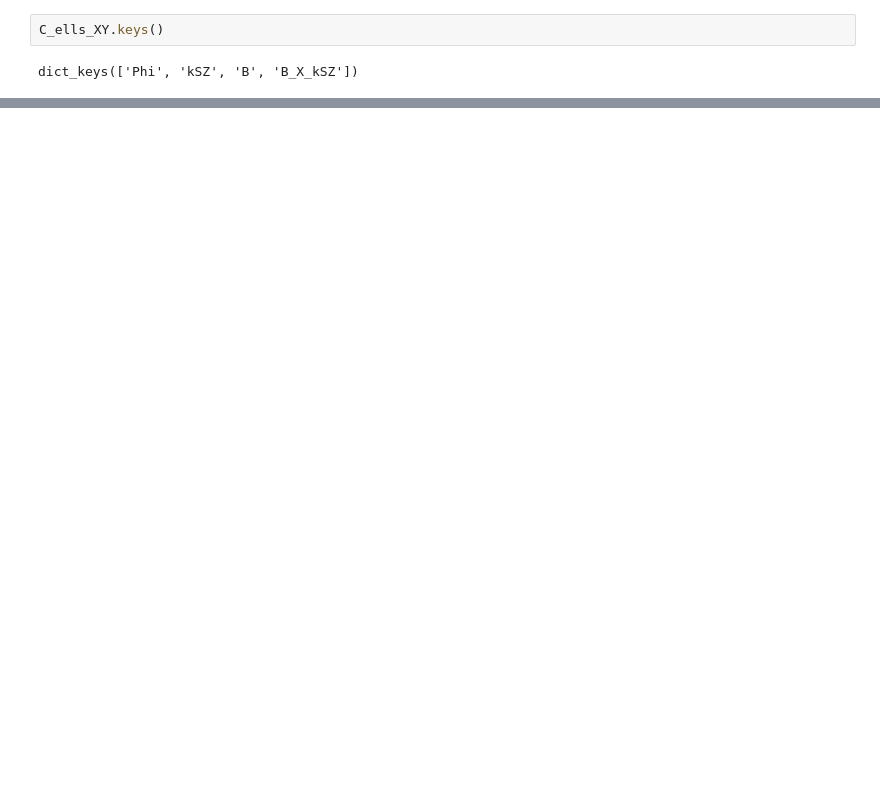
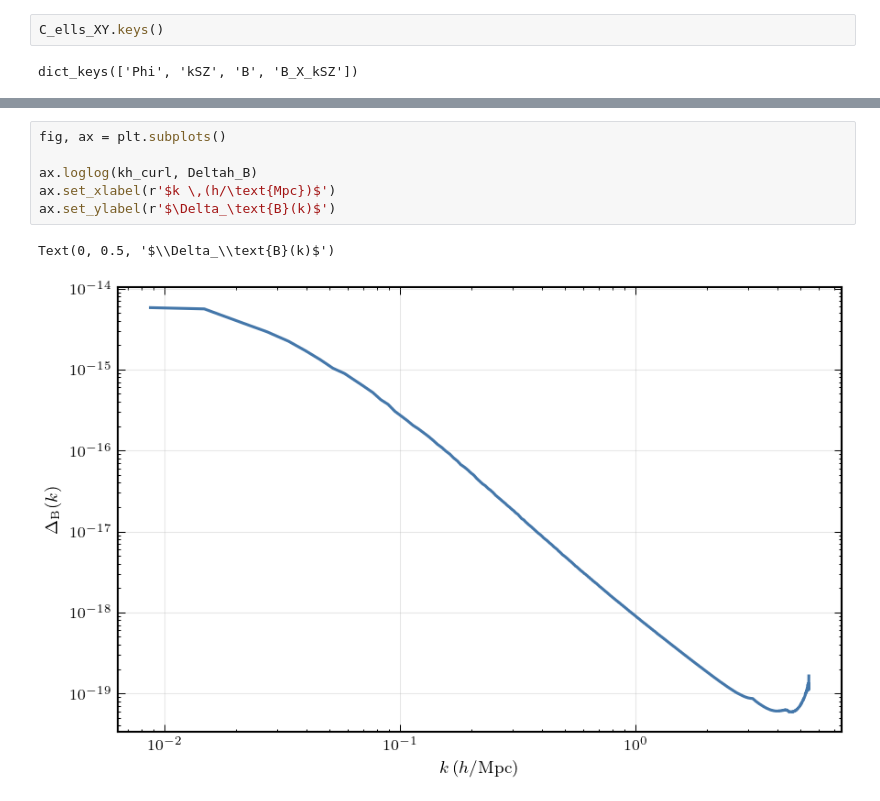
Before and after one commit to vPedreros/gravitomagnetic, a Jupyter notebook: notebooks/reading.ipynb, the cells around one changed output, grey strips where cells are left out. Saved outputs shown, nothing was run; the diff lists cells and outputs as text; blank space fills up the shorter version.

```diff
--- a/notebooks/reading.ipynb
+++ b/notebooks/reading.ipynb
@@ -52,0 +80,9 @@ ax.loglog(k_m, P_m)
+# %%
+fig, ax = plt.subplots()
+
+ax.loglog(kh_curl, Deltah_B)
+ax.set_xlabel(r'$k \,(h/\text{Mpc})$')
+ax.set_ylabel(r'$\Delta_\text{B}(k)$')
+# %% [output]
+Text(0, 0.5, '$\\Delta_\\text{B}(k)$')
+[figure, added]
```
Also changed, not shown: parts of 6 cells of this notebook, 1 other file.
